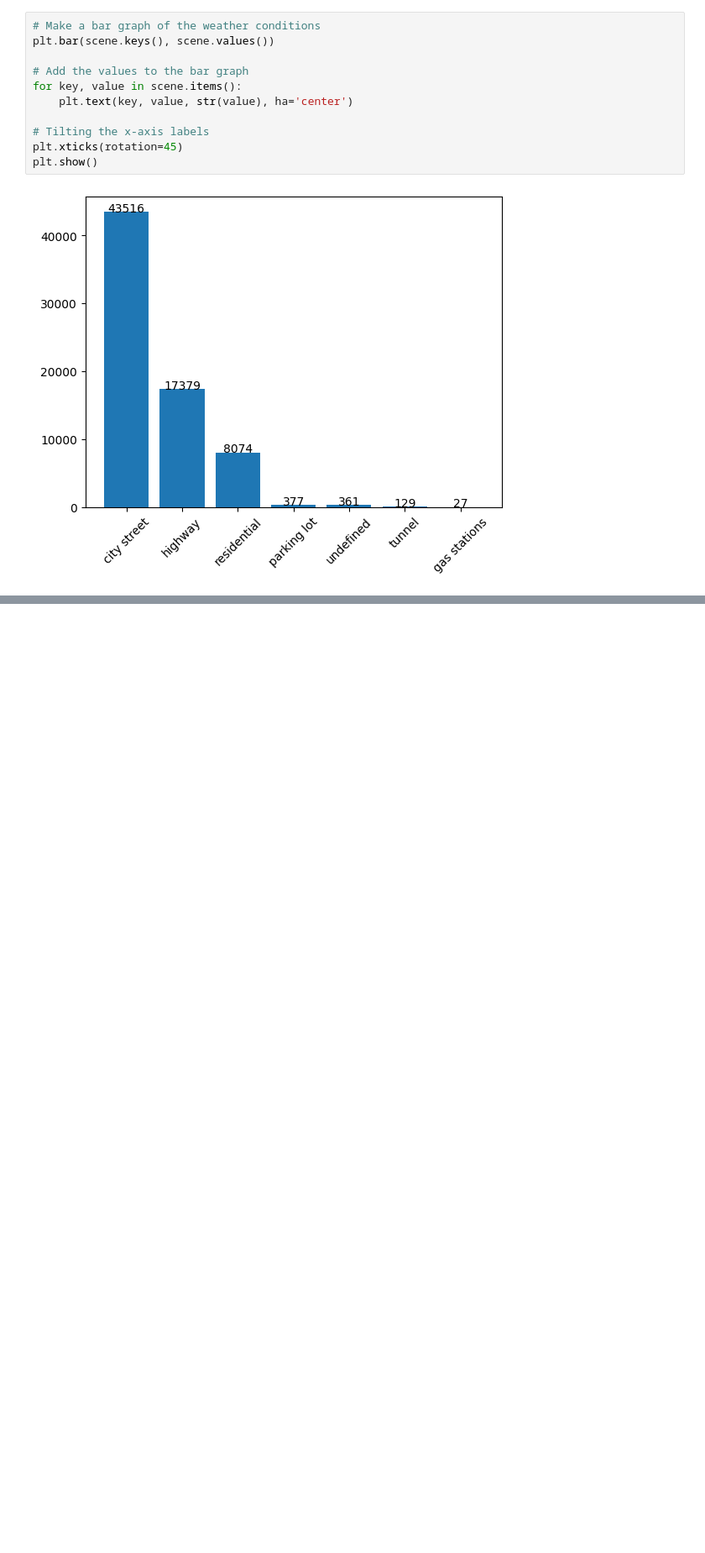
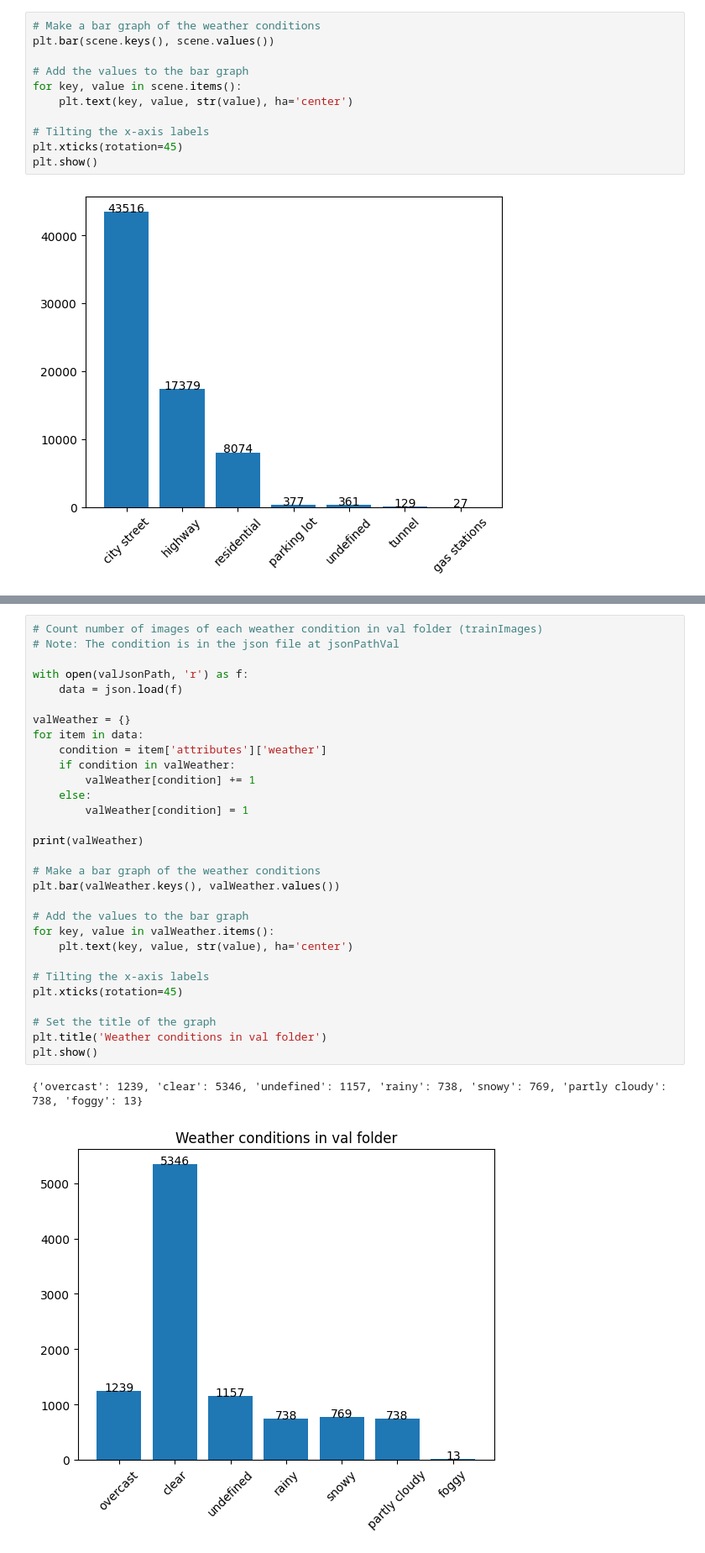
Before and after one commit to naren2cmu/bdd100k, a Jupyter notebook: bdd100kCheck.ipynb, the cells around one changed output, grey strips where cells are left out. Shown at 84% size. Saved outputs shown, nothing was run; the diff lists cells and outputs as text; blank space fills up the shorter version.

```diff
--- a/bdd100kCheck.ipynb
+++ b/bdd100kCheck.ipynb
@@ -95,0 +160,33 @@ plt.show()
+# %%
+# Count number of images of each weather condition in val folder (trainImages)
+# Note: The condition is in the json file at jsonPathVal
+
+with open(valJsonPath, 'r') as f:
+    data = json.load(f)
+
+valWeather = {}
+for item in data:
+    condition = item['attributes']['weather']
+    if condition in valWeather:
+        valWeather[condition] += 1
+    else:
+        valWeather[condition] = 1
+
+print(valWeather)
+
+# Make a bar graph of the weather conditions
+plt.bar(valWeather.keys(), valWeather.values())
+
+# Add the values to the bar graph
+for key, value in valWeather.items():
+    plt.text(key, value, str(value), ha='center')
+
+# Tilting the x-axis labels
+plt.xticks(rotation=45)
+
+# Set the title of the graph
+plt.title('Weather conditions in val folder')
+plt.show()
+# %% [output]
+{'overcast': 1239, 'clear': 5346, 'undefined': 1157, 'rainy': 738, 'snowy': 769, 'partly cloudy': 738, 'foggy': 13}
+[figure, added]
```
Also changed, not shown: parts of 6 cells of this notebook.
